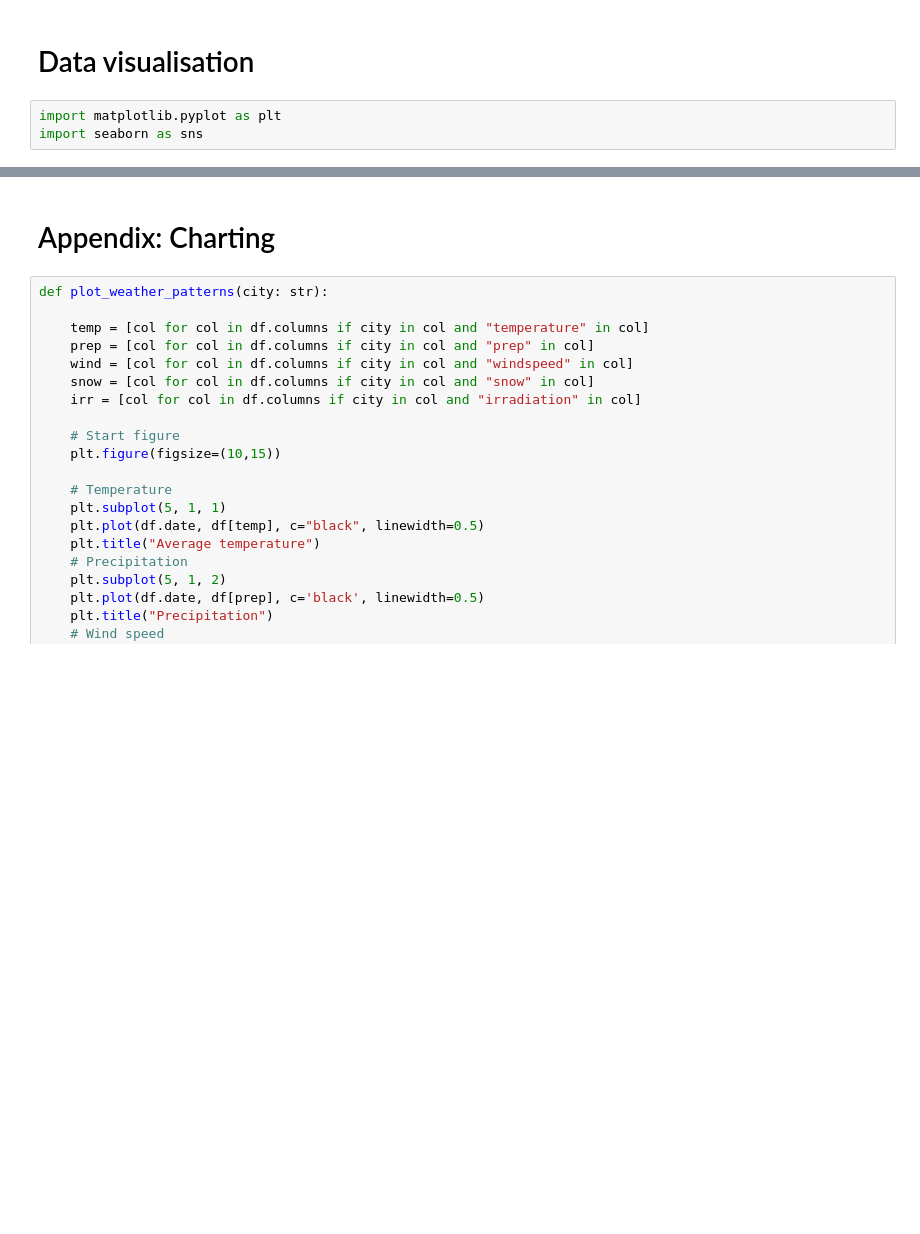
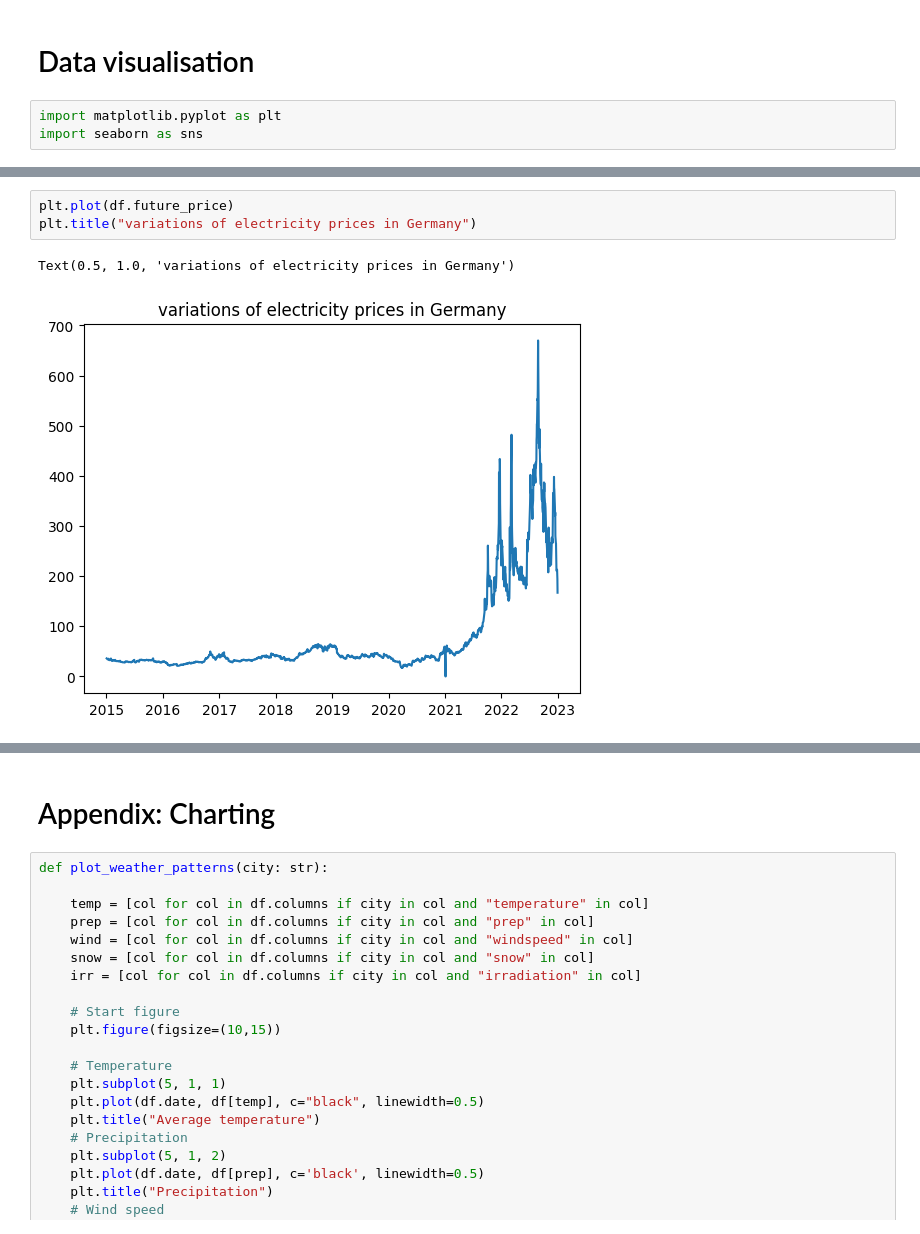
Before and after one commit to Sarthak-Singh1996/Predicting-European-Electricity-Prices, a Jupyter notebook: scripts/preprocessing.ipynb, the cells around one changed output, grey strips where cells are left out. Cells and saved outputs as stored; diff of their text form; blank space fills up the shorter version.

```diff
--- a/scripts/preprocessing.ipynb
+++ b/scripts/preprocessing.ipynb
@@ -780,0 +793,6 @@ plt.show()
+# %%
+plt.plot(df.future_price)
+plt.title("variations of electricity prices in Germany")
+# %% [output]
+Text(0.5, 1.0, 'variations of electricity prices in Germany')
+[figure, added]
```
Also changed, not shown: parts of 28 cells of this notebook.
